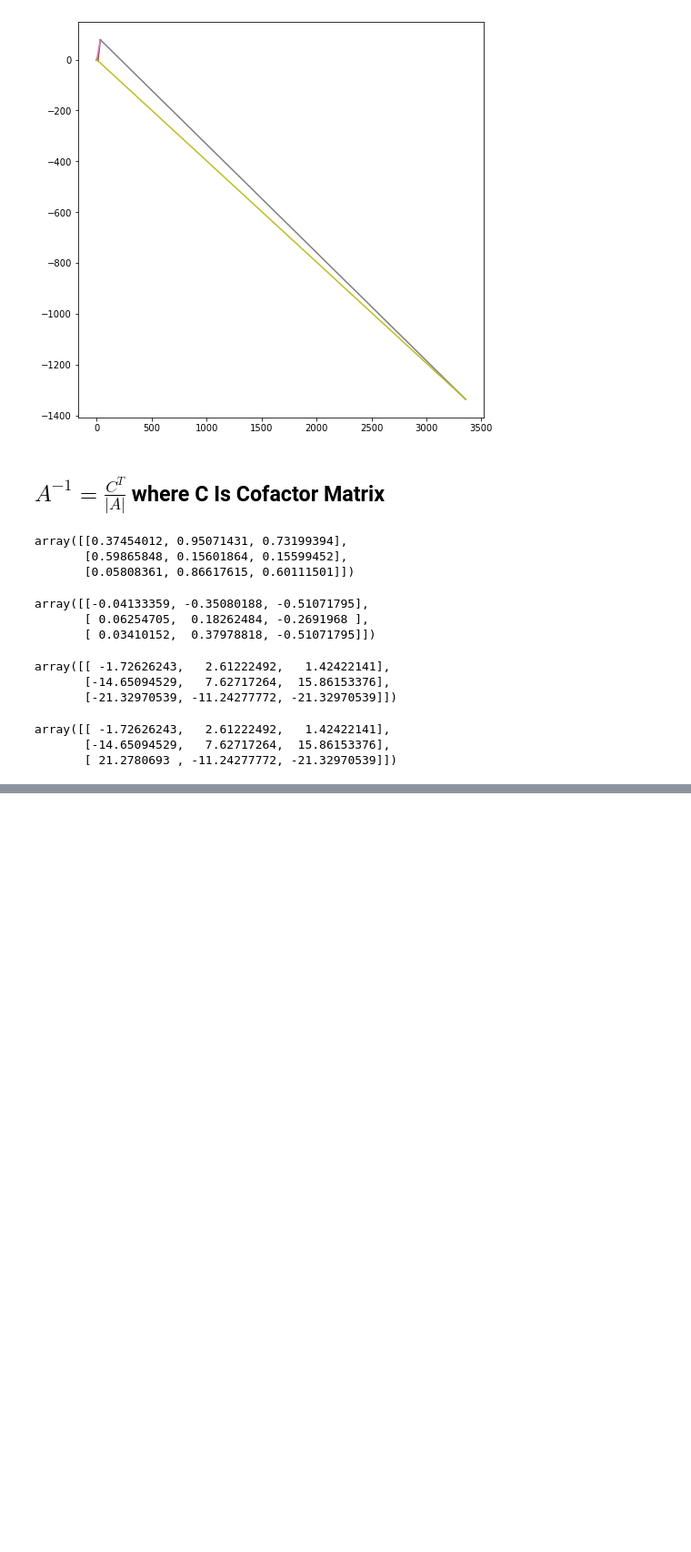
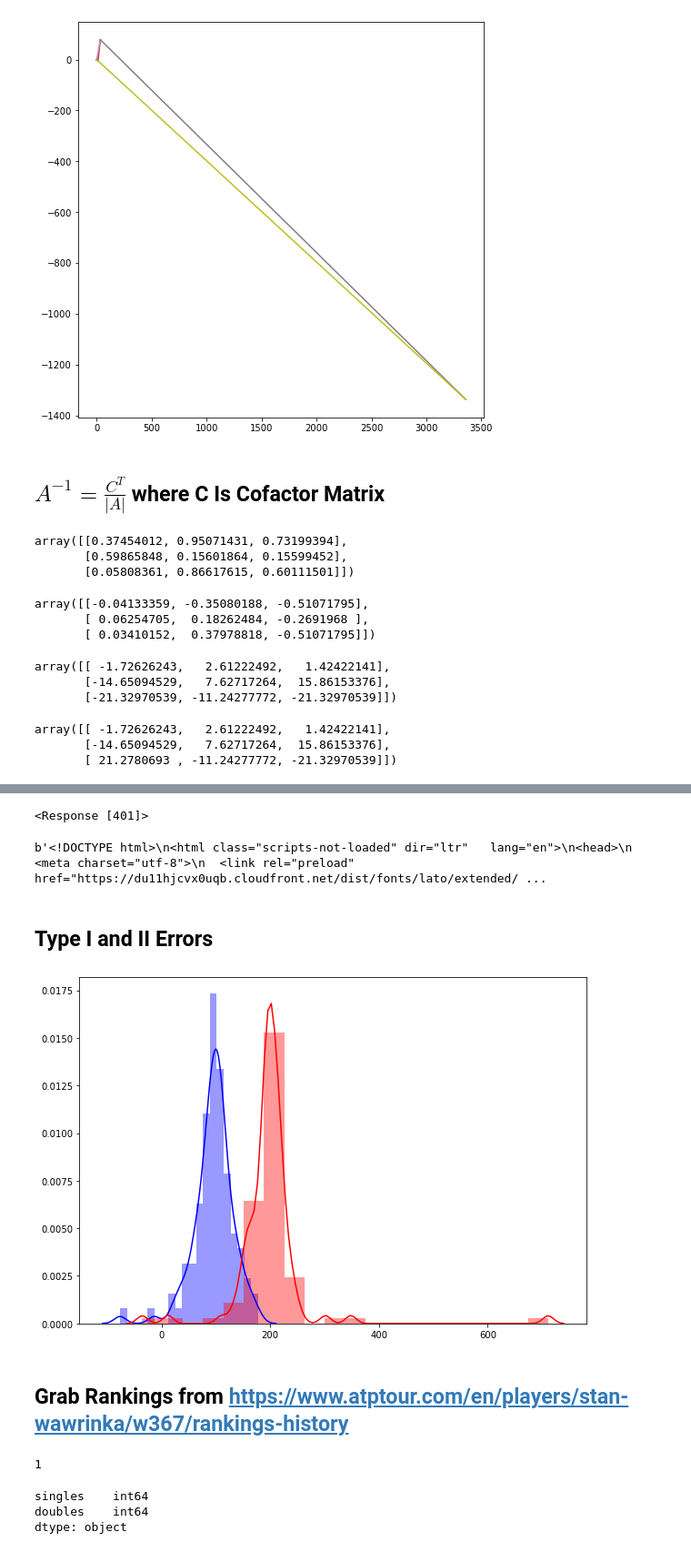
Before and after one commit to gadamico/Code-Snippets, a Jupyter notebook: scratch8.ipynb, the cells around one changed output, grey strips where cells are left out. Shown at 91% size. Cells and saved outputs as stored; diff of their text form; code cells hidden in the pictures; blank space fills up the shorter version.

```diff
--- a/scratch8.ipynb
+++ b/scratch8.ipynb
@@ -446,0 +451,13 @@ array([[ -1.72626243,   2.61222492,   1.42422141],
+# %%
+rq.get('https://learning.flatironschool.com',
+       params={'client_id': 'greg.damico@flatironschool.com'})
+# %% [output]
+<Response [401]>
+# %%
+rq.get('https://learning.flatironschool.com/login/oauth/auth',
+       params={'client_id': 'greg.damico@flatironschool.com',
+              'response_type': 'code', 'redirect_uri': 'http://example.com'}).content
+# %% [output]
+b'<!DOCTYPE html>\n<html class="scripts-not-loaded" dir="ltr"   lang="en">\n<head>\n  <meta charset="utf-8">\n  <link rel="preload" href="https://du11hjcvx0uqb.cloudfront.net/dist/fonts/lato/extended/ ...
+# %% [markdown]
+## Type I and II Errors
@@ -446,0 +468,11 @@ array([[ -1.72626243,   2.61222492,   1.42422141],
+# %%
+pop1 = stats.t(loc=100, scale=20, df=2).rvs(size=100)
+pop2 = stats.t(loc=200, scale=20, df=2).rvs(size=100)
+# %%
+fig, ax = plt.subplots(figsize=(10, 7))
+sns.distplot(pop1, bins=20, color='b', ax=ax)
+sns.distplot(pop2, bins=20, color='r', ax=ax);
+# %% [output]
+[figure, added]
+# %% [markdown]
+## Grab Rankings from https://www.atptour.com/en/players/stan-wawrinka/w367/rankings-history
@@ -446,0 +486,5 @@ array([[ -1.72626243,   2.61222492,   1.42422141],
+# %%
+tables = soup.find_all('table', attrs={'class': 'mega-table'})
+len(tables)
+# %% [output]
+1
@@ -446,0 +507,6 @@ array([[ -1.72626243,   2.61222492,   1.42422141],
+# %%
+df2.dtypes
+# %% [output]
+singles    int64
+doubles    int64
+dtype: object
```
Also changed, not shown: parts of 25 cells of this notebook, 3 other files.
